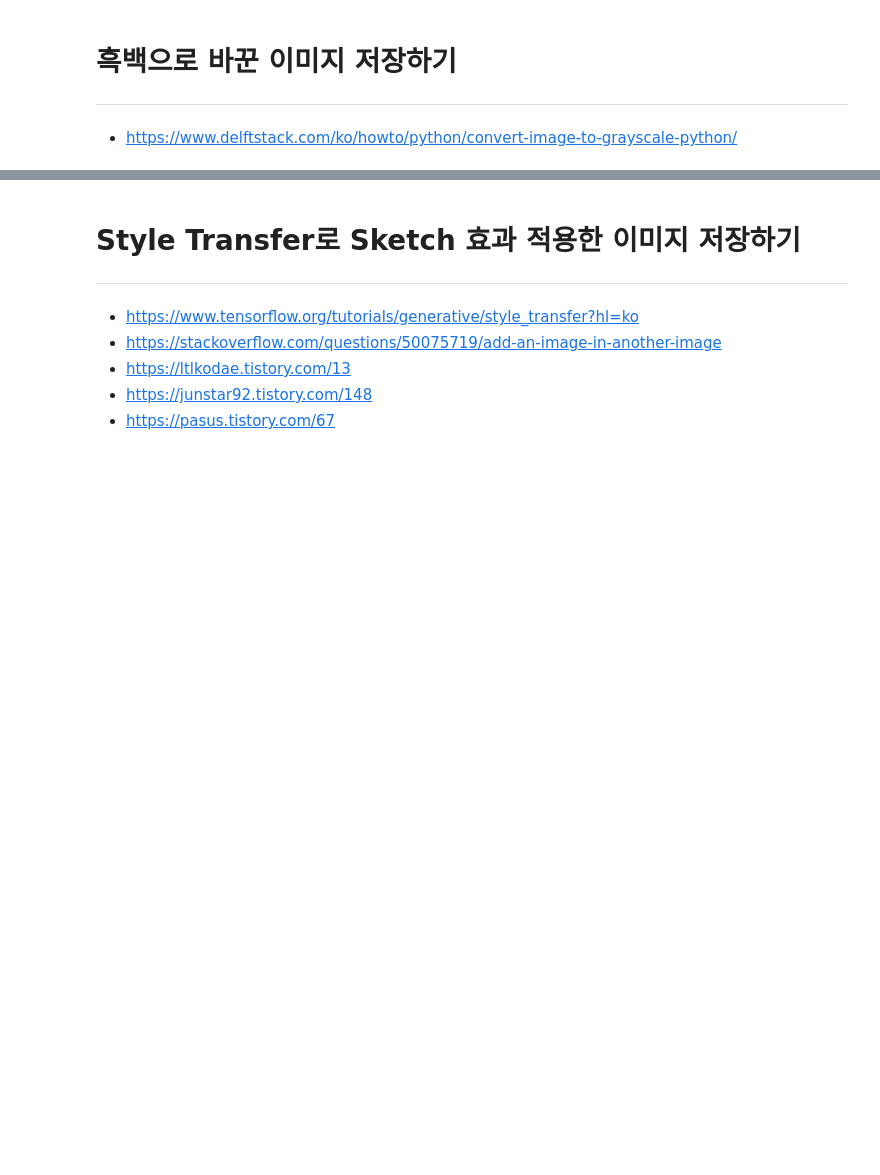
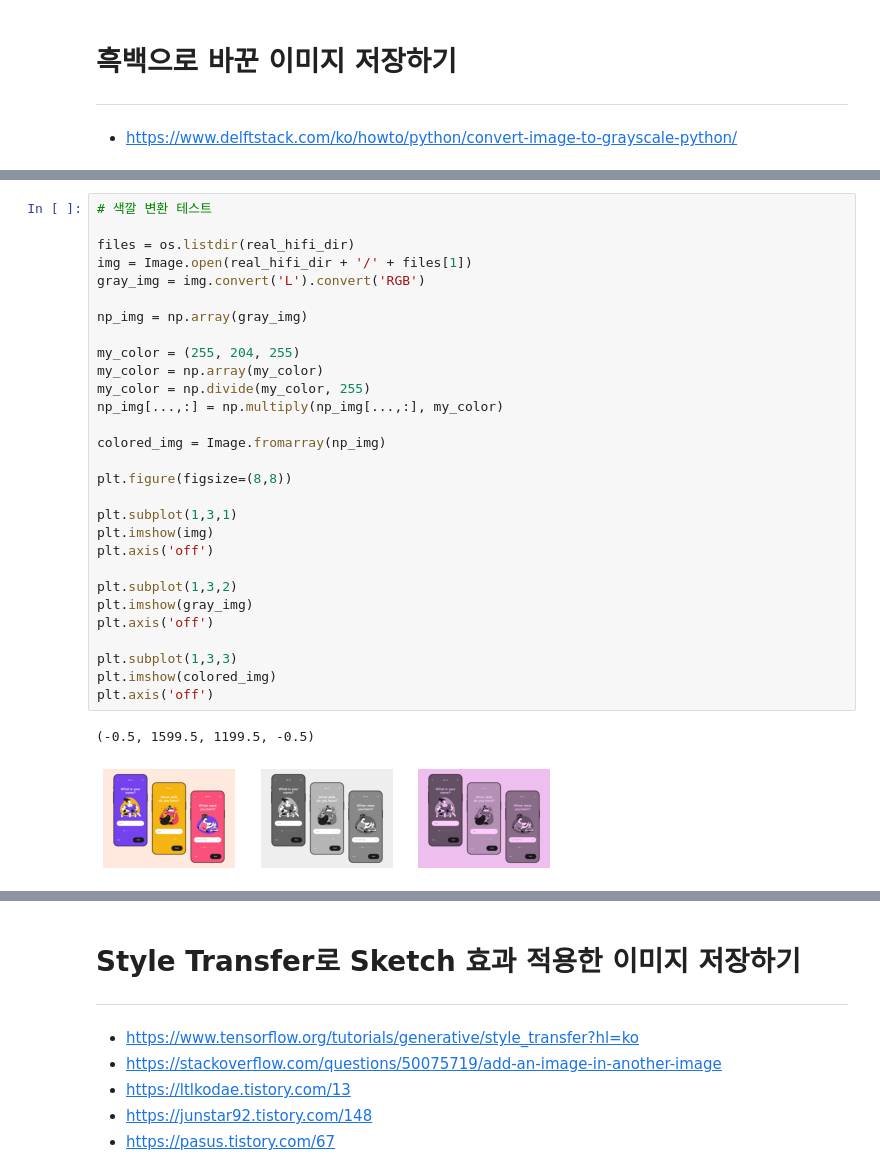
Before and after one commit to ddophi98/IndividualProjcet-lofiToHifi, a Jupyter notebook: LoFi_To_HiFi.ipynb, the cells around one changed output, grey strips where cells are left out. Cells and saved outputs as stored; diff of their text form; blank space fills up the shorter version.

```diff
--- a/LoFi_To_HiFi.ipynb
+++ b/LoFi_To_HiFi.ipynb
@@ -165,3 +172,35 @@ for i, filename in enumerate(files):
 # %% [output]
 19/740
 740/740
+# %%
+# 색깔 변환 테스트
+
+files = os.listdir(real_hifi_dir)
+img = Image.open(real_hifi_dir + '/' + files[1])
+gray_img = img.convert('L').convert('RGB')
+
+np_img = np.array(gray_img)
+
+my_color = (255, 204, 255)
+my_color = np.array(my_color)
+my_color = np.divide(my_color, 255)
+np_img[...,:] = np.multiply(np_img[...,:], my_color)
+
+colored_img = Image.fromarray(np_img)
+
+plt.figure(figsize=(8,8))
+
+plt.subplot(1,3,1)
+plt.imshow(img)
+plt.axis('off')
+
+plt.subplot(1,3,2)
+plt.imshow(gray_img)
+plt.axis('off')
+
+plt.subplot(1,3,3)
+plt.imshow(colored_img)
+plt.axis('off')
+# %% [output]
+(-0.5, 1599.5, 1199.5, -0.5)
+[figure, added]
```
Also changed, not shown: parts of 10 cells of this notebook.
